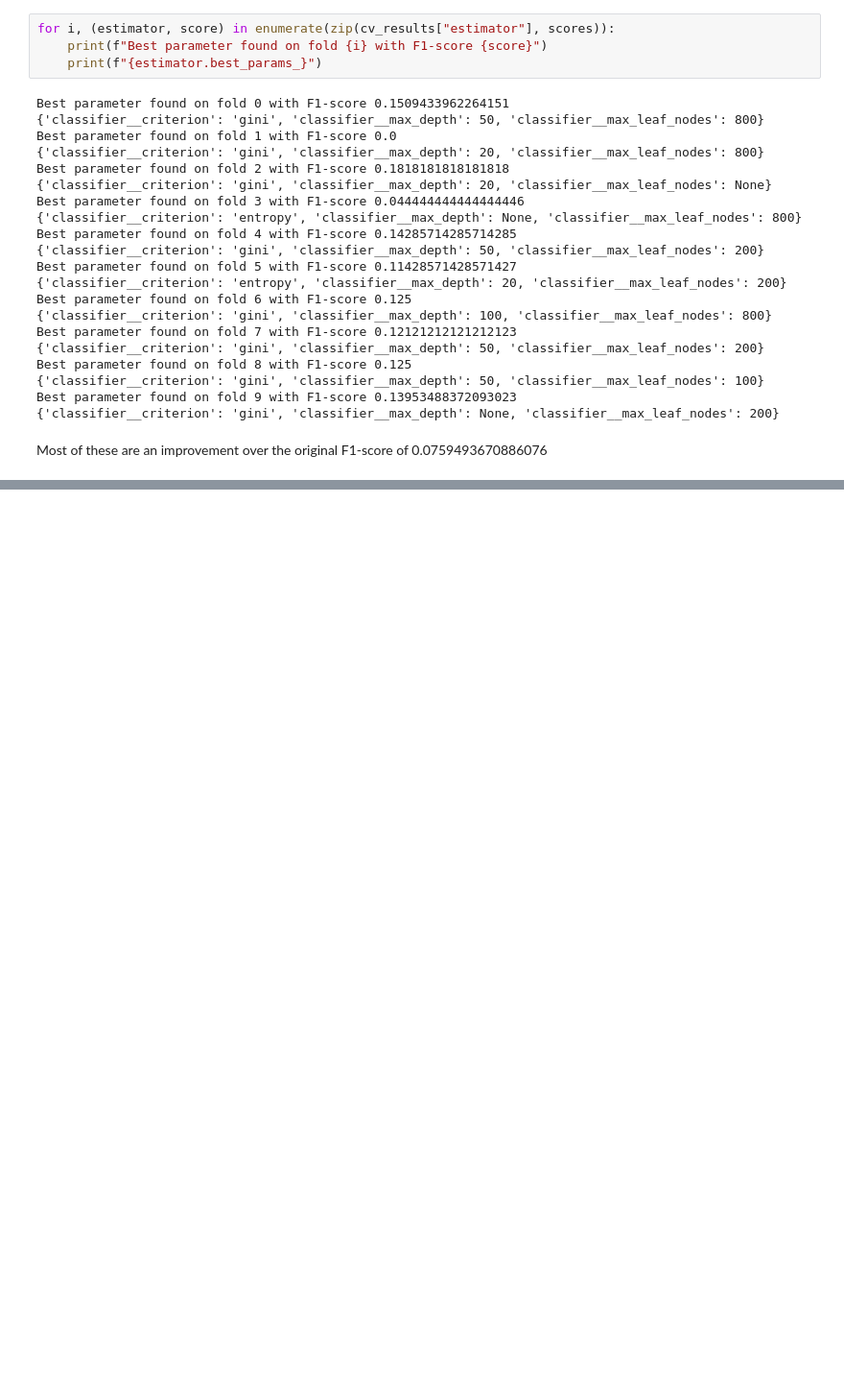
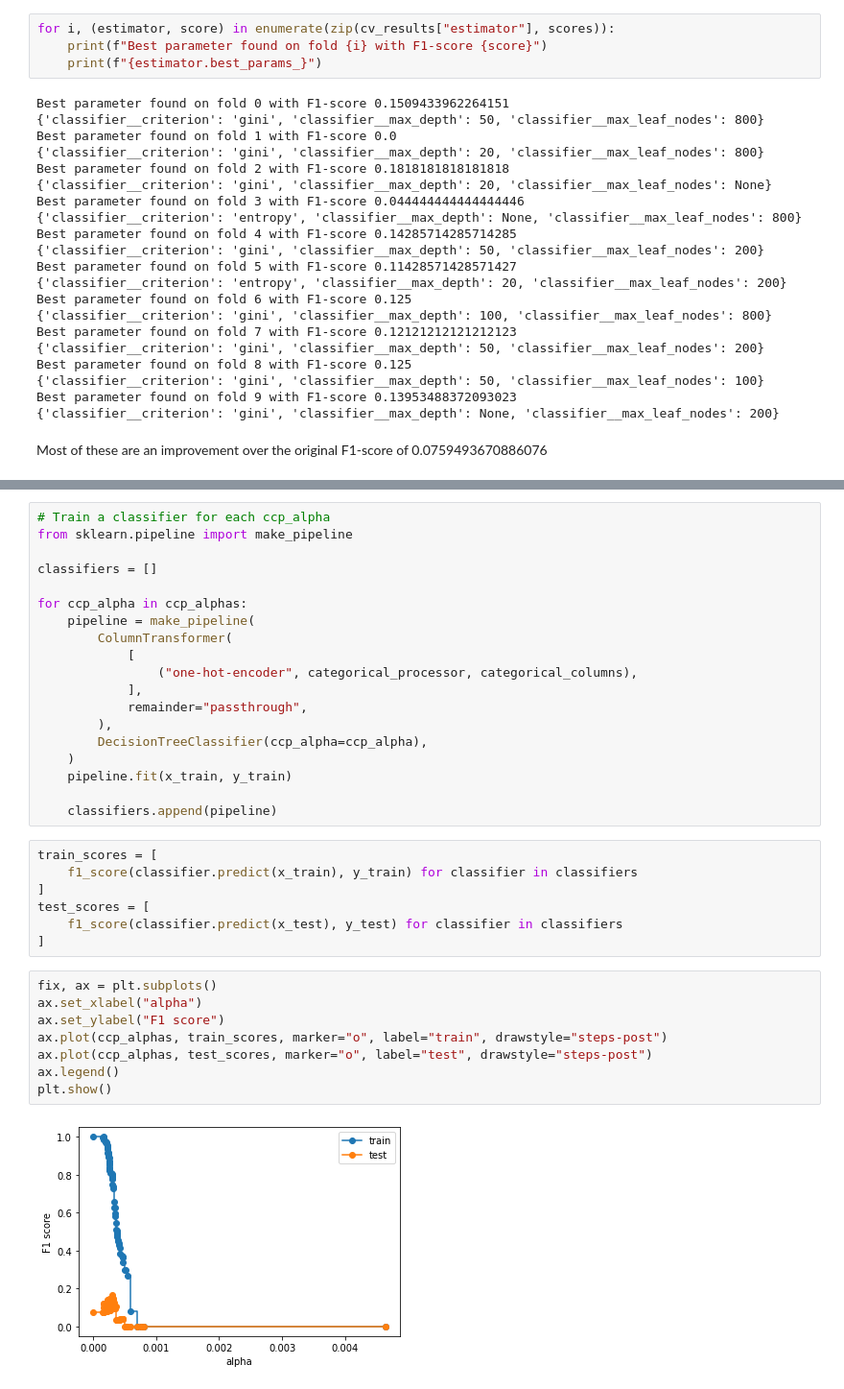
Before and after one commit to watemerald/ml-exploration, a Jupyter notebook: notebooks/3. Tree-Based Models.ipynb, the cells around one changed output, grey strips where cells are left out. Shown at 96% size. Drawn from its saved outputs; the diff is of its cells as text; blank space fills up the shorter version.

```diff
--- a/notebooks/3. Tree-Based Models.ipynb
+++ b/notebooks/3. Tree-Based Models.ipynb
@@ -353,0 +385,36 @@ Most of these are an improvement over the original F1-score of 0.075949367088607
+# %%
+# Train a classifier for each ccp_alpha
+from sklearn.pipeline import make_pipeline
+
+classifiers = []
+
+for ccp_alpha in ccp_alphas:
+    pipeline = make_pipeline(
+        ColumnTransformer(
+            [
+                ("one-hot-encoder", categorical_processor, categorical_columns),
+            ],
+            remainder="passthrough",
+        ),
+        DecisionTreeClassifier(ccp_alpha=ccp_alpha),
+    )
+    pipeline.fit(x_train, y_train)
+
+    classifiers.append(pipeline)
+# %%
+train_scores = [
+    f1_score(classifier.predict(x_train), y_train) for classifier in classifiers
+]
+test_scores = [
+    f1_score(classifier.predict(x_test), y_test) for classifier in classifiers
+]
+# %%
+fix, ax = plt.subplots()
+ax.set_xlabel("alpha")
+ax.set_ylabel("F1 score")
+ax.plot(ccp_alphas, train_scores, marker="o", label="train", drawstyle="steps-post")
+ax.plot(ccp_alphas, test_scores, marker="o", label="test", drawstyle="steps-post")
+ax.legend()
+plt.show()
+# %% [output]
+[figure, added]
```
Also changed, not shown: parts of 7 cells of this notebook.
